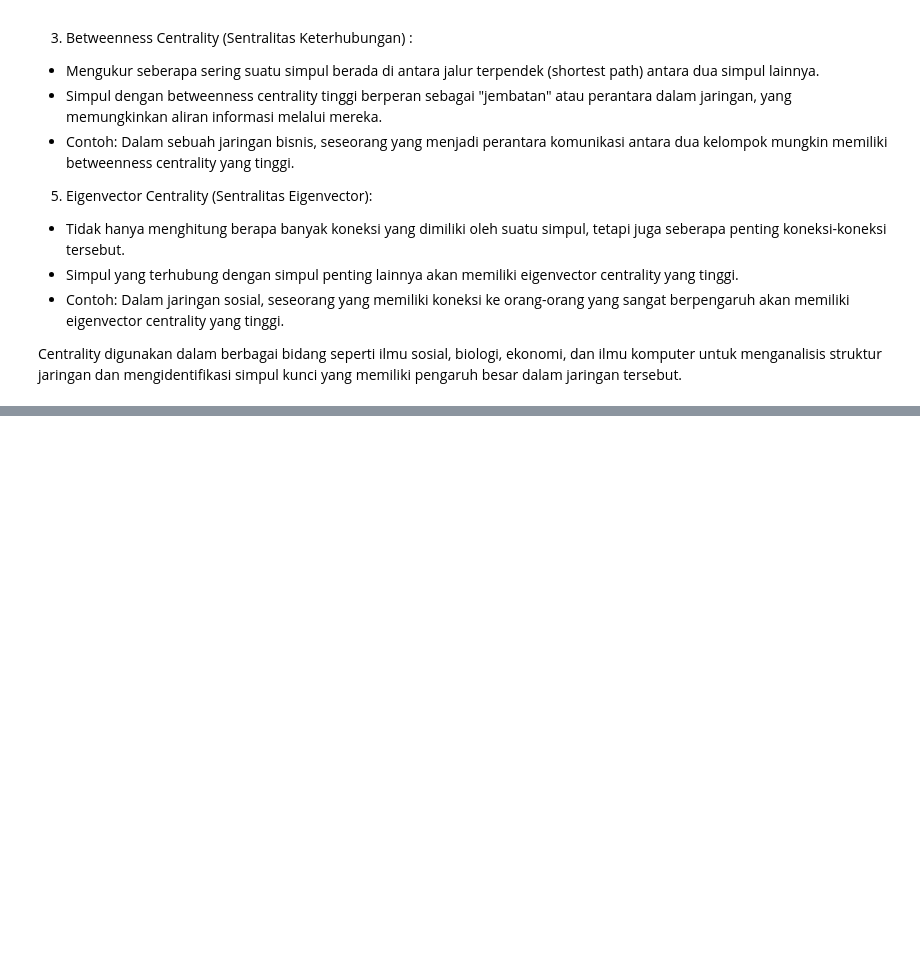
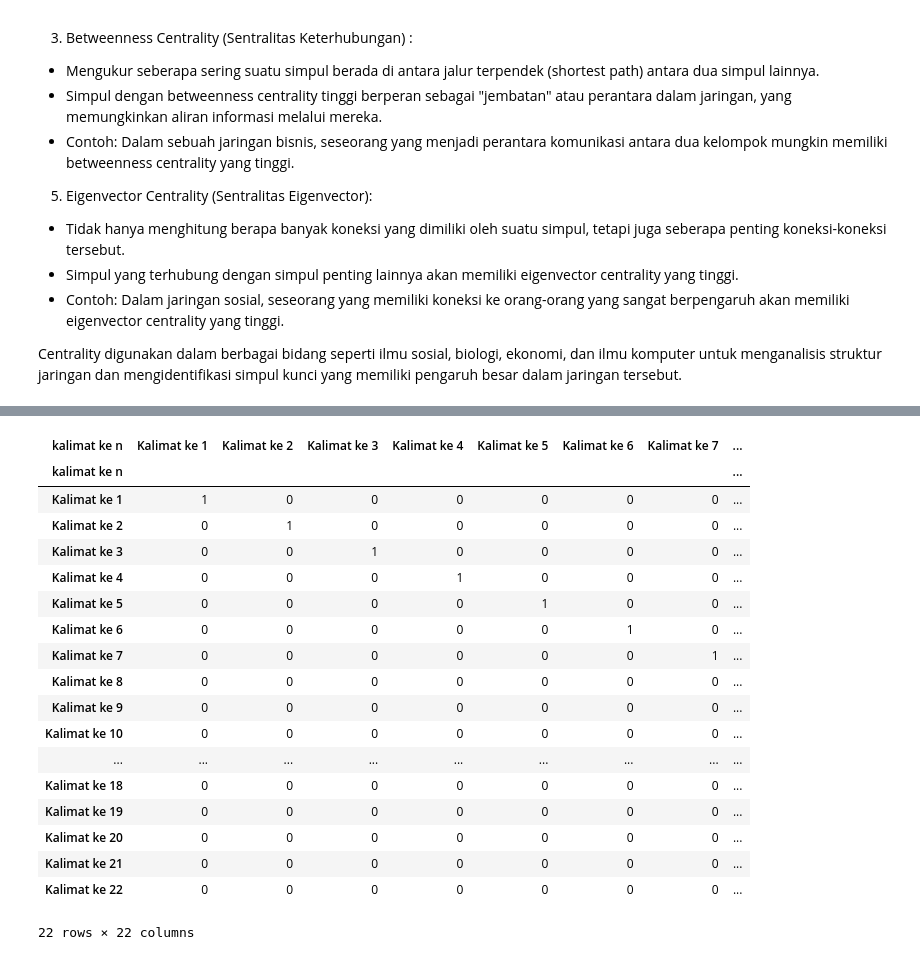
Before and after one commit to Iqbalsuryaa/PPWA, a Jupyter notebook: _sources/Tugas-PPWA/Tugas05.ipynb, the cells around one changed output, grey strips where cells are left out. Cells and saved outputs as stored; diff of their text form; code cells hidden in the pictures; blank space fills up the shorter version.

```diff
--- a/_sources/Tugas-PPWA/Tugas05.ipynb
+++ b/_sources/Tugas-PPWA/Tugas05.ipynb
@@ -570,0 +298,32 @@ plt.show()
+# %%
+# Tetapkan ambang batas (threshold) 0.5
+threshold = 0.4
+
+# Buat matriks adjacency: jika cosine similarity >= 0.5, maka 1; jika tidak, maka 0
+adjacency_matrix = np.where(cosine_sim >= threshold, 1, 0)
+
+# Buat dataframe untuk menampilkan matriks adjacency
+adjacency_df = pd.DataFrame(adjacency_matrix, index=result_df['kalimat ke n'], columns=result_df['kalimat ke n'])
+
+# Tampilkan matriks adjacency
+adjacency_df
+# %% [output]
+| kalimat ke n | Kalimat ke 1 | Kalimat ke 2 | Kalimat ke 3 | Kalimat ke 4 | Kalimat ke 5 | Kalimat ke 6 | Kalimat ke 7 | ... |
+| kalimat ke n |  |  |  |  |  |  |  | ... |
+| Kalimat ke 1 | 1 | 0 | 0 | 0 | 0 | 0 | 0 | ... |
+| Kalimat ke 2 | 0 | 1 | 0 | 0 | 0 | 0 | 0 | ... |
+| Kalimat ke 3 | 0 | 0 | 1 | 0 | 0 | 0 | 0 | ... |
+| Kalimat ke 4 | 0 | 0 | 0 | 1 | 0 | 0 | 0 | ... |
+| Kalimat ke 5 | 0 | 0 | 0 | 0 | 1 | 0 | 0 | ... |
+| Kalimat ke 6 | 0 | 0 | 0 | 0 | 0 | 1 | 0 | ... |
+| Kalimat ke 7 | 0 | 0 | 0 | 0 | 0 | 0 | 1 | ... |
+| Kalimat ke 8 | 0 | 0 | 0 | 0 | 0 | 0 | 0 | ... |
+| Kalimat ke 9 | 0 | 0 | 0 | 0 | 0 | 0 | 0 | ... |
+| Kalimat ke 10 | 0 | 0 | 0 | 0 | 0 | 0 | 0 | ... |
+| ... | ... | ... | ... | ... | ... | ... | ... | ... |
+| Kalimat ke 18 | 0 | 0 | 0 | 0 | 0 | 0 | 0 | ... |
+| Kalimat ke 19 | 0 | 0 | 0 | 0 | 0 | 0 | 0 | ... |
+| Kalimat ke 20 | 0 | 0 | 0 | 0 | 0 | 0 | 0 | ... |
+| Kalimat ke 21 | 0 | 0 | 0 | 0 | 0 | 0 | 0 | ... |
+| Kalimat ke 22 | 0 | 0 | 0 | 0 | 0 | 0 | 0 | ... |
+22 rows × 22 columns
```
Also changed, not shown: parts of 39 cells of this notebook, 25 other files.
